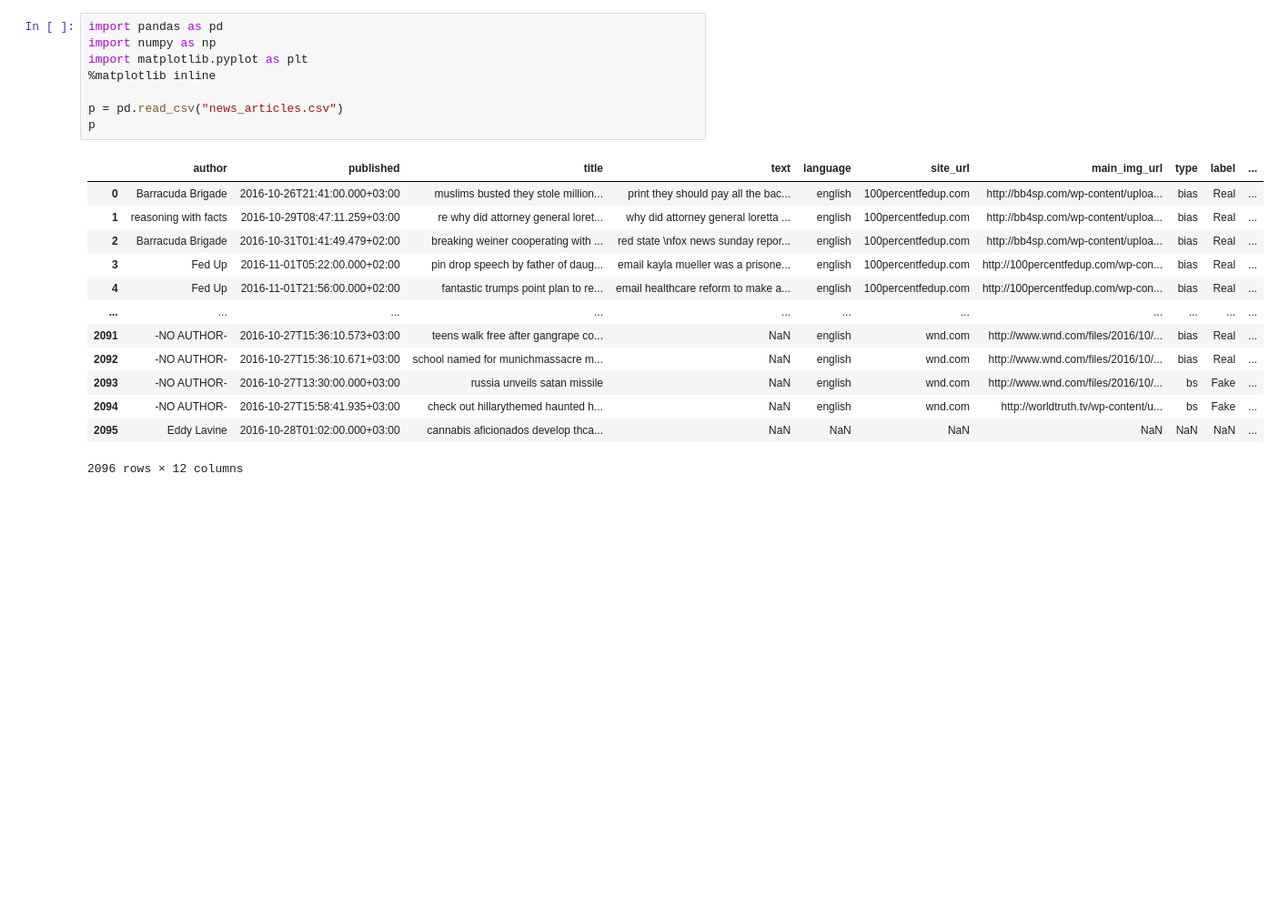
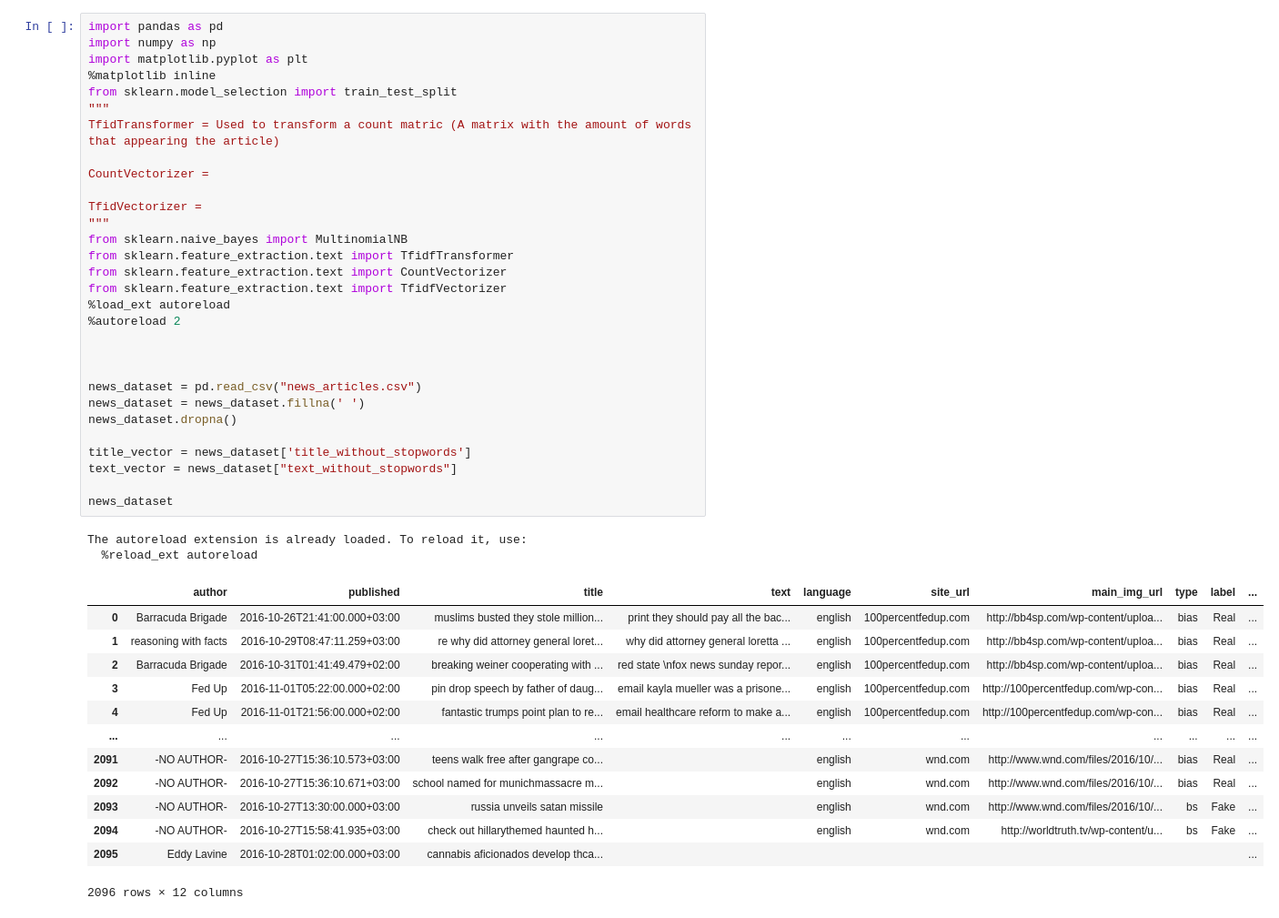
Before and after one commit to anovertc/Honors_project, a Jupyter notebook: Honors_notebook.ipynb, the cells around one changed output. Shown at 91% size. Cells and saved outputs as stored; diff of their text form; blank space fills up the shorter version.

Commit message:
Finished the models for the fake news detection

```diff
--- a/Honors_notebook.ipynb
+++ b/Honors_notebook.ipynb
@@ -1,22 +8,46 @@
 # %%
 import pandas as pd
 import numpy as np
 import matplotlib.pyplot as plt
 %matplotlib inline
+from sklearn.model_selection import train_test_split
+"""
+TfidTransformer = Used to transform a count matric (A matrix with the amount of words that appearing the article)
 
-p = pd.read_csv("news_articles.csv")
-p
+CountVectorizer =
+
+TfidVectorizer =
+"""
+from sklearn.naive_bayes import MultinomialNB
+from sklearn.feature_extraction.text import TfidfTransformer
+from sklearn.feature_extraction.text import CountVectorizer
+from sklearn.feature_extraction.text import TfidfVectorizer
+%load_ext autoreload
+%autoreload 2
+
+
+
+news_dataset = pd.read_csv("news_articles.csv")
+news_dataset = news_dataset.fillna(' ')
+news_dataset.dropna()
+
+title_vector = news_dataset['title_without_stopwords']
+text_vector = news_dataset["text_without_stopwords"]
+
+news_dataset
 # %% [output]
+The autoreload extension is already loaded. To reload it, use:
+  %reload_ext autoreload
 |  | author | published | title | text | language | site_url | main_img_url | type | label | ... |
 | 0 | Barracuda Brigade | 2016-10-26T21:41:00.000+03:00 | muslims busted they stole million... | print they should pay all the bac... | english | 100percentfedup.com | http://bb4sp.com/wp-content/uploa... | bias | Real | ... |
 | 1 | reasoning with facts | 2016-10-29T08:47:11.259+03:00 | re why did attorney general loret... | why did attorney general loretta ... | english | 100percentfedup.com | http://bb4sp.com/wp-content/uploa... | bias | Real | ... |
 | 2 | Barracuda Brigade | 2016-10-31T01:41:49.479+02:00 | breaking weiner cooperating with ... | red state \nfox news sunday repor... | english | 100percentfedup.com | http://bb4sp.com/wp-content/uploa... | bias | Real | ... |
 | 3 | Fed Up | 2016-11-01T05:22:00.000+02:00 | pin drop speech by father of daug... | email kayla mueller was a prisone... | english | 100percentfedup.com | http://100percentfedup.com/wp-con... | bias | Real | ... |
 | 4 | Fed Up | 2016-11-01T21:56:00.000+02:00 | fantastic trumps point plan to re... | email healthcare reform to make a... | english | 100percentfedup.com | http://100percentfedup.com/wp-con... | bias | Real | ... |
 | ... | ... | ... | ... | ... | ... | ... | ... | ... | ... | ... |
-| 2091 | -NO AUTHOR- | 2016-10-27T15:36:10.573+03:00 | teens walk free after gangrape co... | NaN | english | wnd.com | http://www.wnd.com/files/2016/10/... | bias | Real | ... |
-| 2092 | -NO AUTHOR- | 2016-10-27T15:36:10.671+03:00 | school named for munichmassacre m... | NaN | english | wnd.com | http://www.wnd.com/files/2016/10/... | bias | Real | ... |
-| 2093 | -NO AUTHOR- | 2016-10-27T13:30:00.000+03:00 | russia unveils satan missile | NaN | english | wnd.com | http://www.wnd.com/files/2016/10/... | bs | Fake | ... |
-| 2094 | -NO AUTHOR- | 2016-10-27T15:58:41.935+03:00 | check out hillarythemed haunted h... | NaN | english | wnd.com | http://worldtruth.tv/wp-content/u... | bs | Fake | ... |
-| 2095 | Eddy Lavine | 2016-10-28T01:02:00.000+03:00 | cannabis aficionados develop thca... | NaN | NaN | NaN | NaN | NaN | NaN | ... |
+| 2091 | -NO AUTHOR- | 2016-10-27T15:36:10.573+03:00 | teens walk free after gangrape co... |  | english | wnd.com | http://www.wnd.com/files/2016/10/... | bias | Real | ... |
+| 2092 | -NO AUTHOR- | 2016-10-27T15:36:10.671+03:00 | school named for munichmassacre m... |  | english | wnd.com | http://www.wnd.com/files/2016/10/... | bias | Real | ... |
+| 2093 | -NO AUTHOR- | 2016-10-27T13:30:00.000+03:00 | russia unveils satan missile |  | english | wnd.com | http://www.wnd.com/files/2016/10/... | bs | Fake | ... |
+| 2094 | -NO AUTHOR- | 2016-10-27T15:58:41.935+03:00 | check out hillarythemed haunted h... |  | english | wnd.com | http://worldtruth.tv/wp-content/u... | bs | Fake | ... |
+| 2095 | Eddy Lavine | 2016-10-28T01:02:00.000+03:00 | cannabis aficionados develop thca... |  |  |  |  |  |  | ... |
-2096 rows × 12 columns
+2096 rows × 12 columns
```
Also changed, not shown: parts of 32 cells of this notebook.
